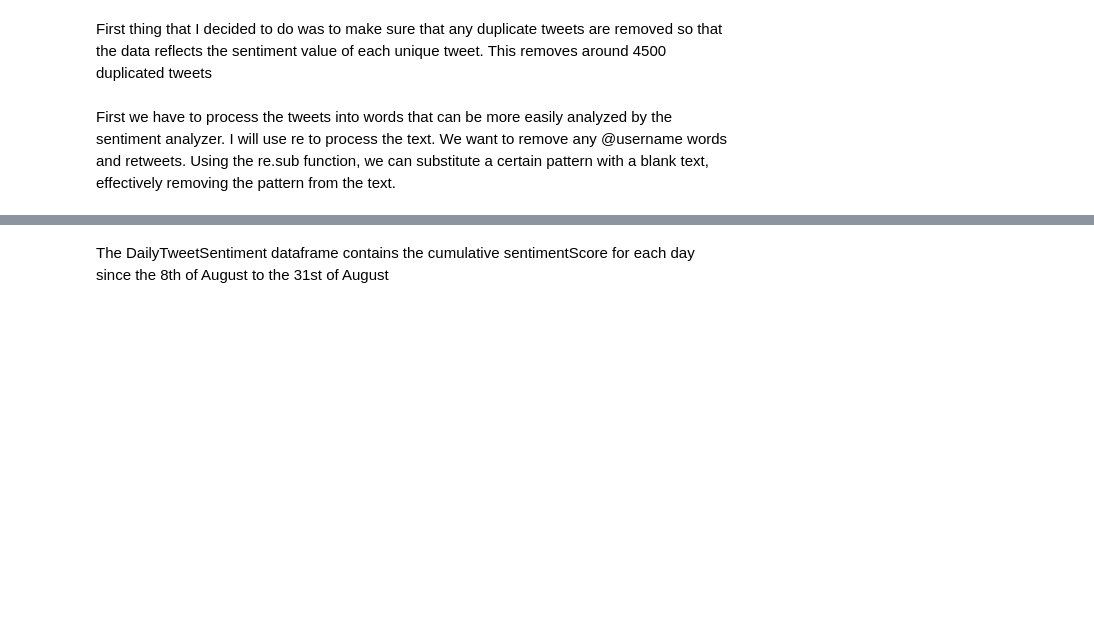
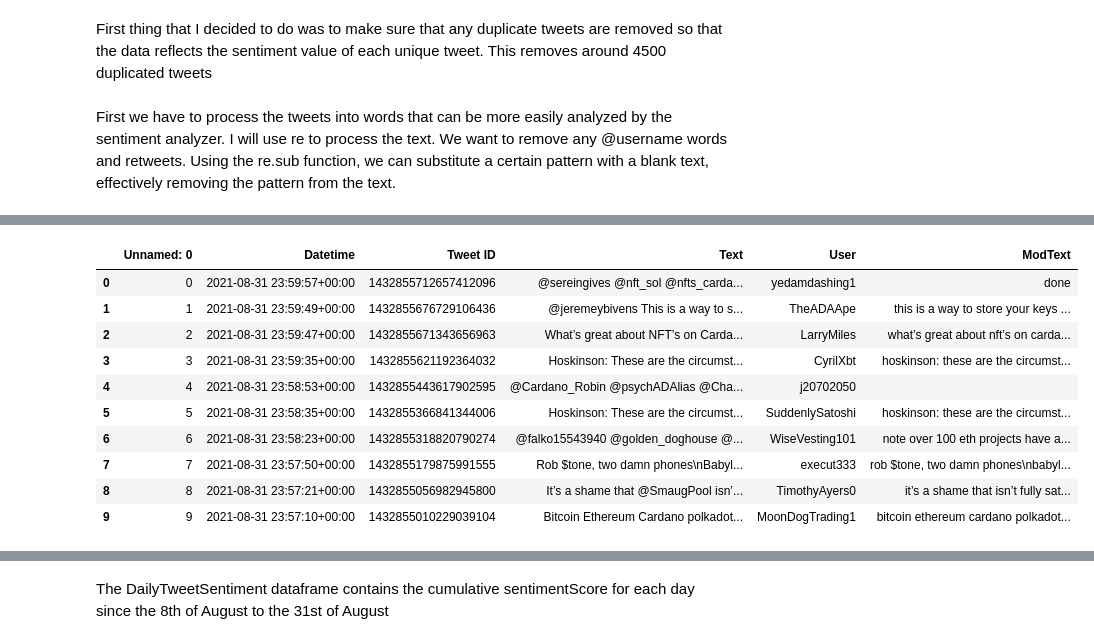
Before and after one commit to AvinaashP/CardanoTwitterSentiment, a Jupyter notebook: notebooks/Exploration.ipynb, the cells around one changed output, grey strips where cells are left out. Drawn from its saved outputs; the diff is of its cells as text; code cells hidden in the pictures; blank space fills up the shorter version.

```diff
--- a/notebooks/Exploration.ipynb
+++ b/notebooks/Exploration.ipynb
@@ -59,3 +63,17 @@ TypeError: sub() missing 2 required positional arguments: 'repl' and 'string'
+# %%
+df.head(10)
+# %% [output]
+|  | Unnamed: 0 | Datetime | Tweet ID | Text | User | ModText |
+| 0 | 0 | 2021-08-31 23:59:57+00:00 | 1432855712657412096 | @sereingives @nft_sol @nfts_carda... | yedamdashing1 | done |
+| 1 | 1 | 2021-08-31 23:59:49+00:00 | 1432855676729106436 | @jeremeybivens This is a way to s... | TheADAApe | this is a way to store your keys ... |
+| 2 | 2 | 2021-08-31 23:59:47+00:00 | 1432855671343656963 | What’s great about NFT’s on Carda... | LarryMiles | what’s great about nft’s on carda... |
+| 3 | 3 | 2021-08-31 23:59:35+00:00 | 1432855621192364032 | Hoskinson: These are the circumst... | CyrilXbt | hoskinson: these are the circumst... |
+| 4 | 4 | 2021-08-31 23:58:53+00:00 | 1432855443617902595 | @Cardano_Robin @psychADAlias @Cha... | j20702050 |  |
+| 5 | 5 | 2021-08-31 23:58:35+00:00 | 1432855366841344006 | Hoskinson: These are the circumst... | SuddenlySatoshi | hoskinson: these are the circumst... |
+| 6 | 6 | 2021-08-31 23:58:23+00:00 | 1432855318820790274 | @falko15543940 @golden_doghouse @... | WiseVesting101 | note over 100 eth projects have a... |
+| 7 | 7 | 2021-08-31 23:57:50+00:00 | 1432855179875991555 | Rob $tone, two damn phones\nBabyl... | execut333 | rob $tone, two damn phones\nbabyl... |
+| 8 | 8 | 2021-08-31 23:57:21+00:00 | 1432855056982945800 | It’s a shame that @SmaugPool isn’... | TimothyAyers0 | it’s a shame that isn’t fully sat... |
+| 9 | 9 | 2021-08-31 23:57:10+00:00 | 1432855010229039104 | Bitcoin Ethereum Cardano polkadot... | MoonDogTrading1 | bitcoin ethereum cardano polkadot... |
 # %%
 positive = 0
 negative = 0
```
Also changed, not shown: parts of 16 cells of this notebook.
